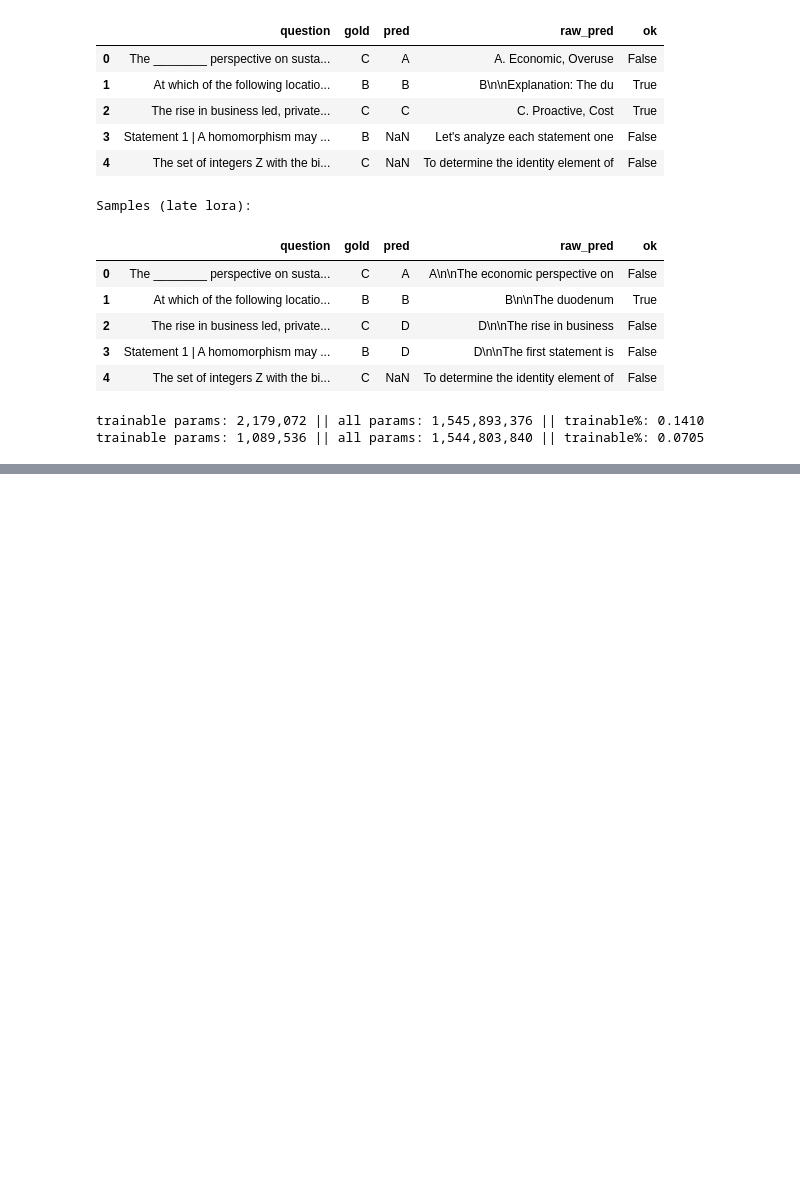
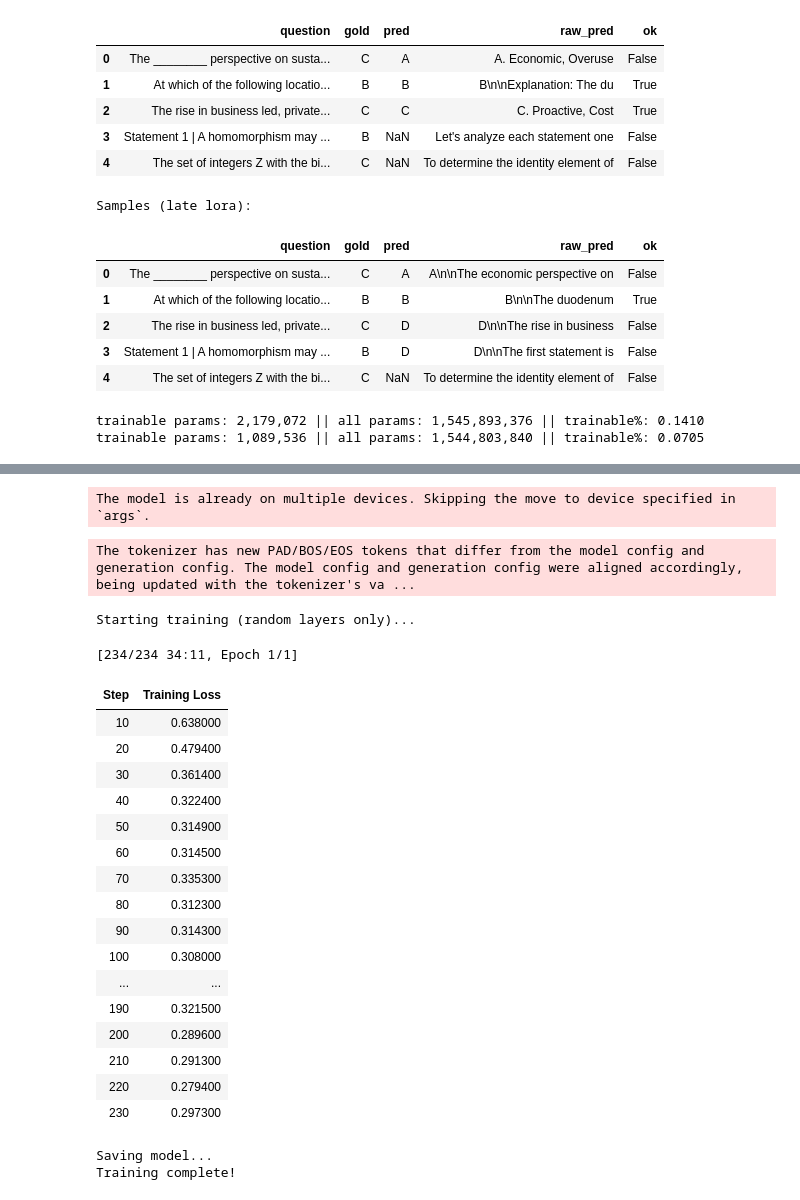
Before and after one commit to souvikita/LLM_fine_tuning, a Jupyter notebook: Notebooks/qwen_fine_tune.ipynb, the cells around one changed output, grey strips where cells are left out. Saved outputs shown, nothing was run; the diff lists cells and outputs as text; code cells hidden in the pictures; blank space fills up the shorter version.

Commit message:
[ADD] with random LoRA as well

```diff
--- a/Notebooks/qwen_fine_tune.ipynb
+++ b/Notebooks/qwen_fine_tune.ipynb
@@ -614,0 +655,64 @@ trainable params: 1,089,536 || all params: 1,544,803,840 || trainable%: 0.0705
+# %%
+# 3. Load same dataset for late LoRA. Do not need to do it if it has already been downloaded
+dataset = load_dataset("gsm8k", "main", split="train[:50%]")
+def format_example(example):
+    return f"Question: {example['question']}\nAnswer: {example['answer']}"
+
+# dataset = dataset.map(format_example)
+# %%
+# 4. Training config optimized for M4 Max
+training_args = SFTConfig(
+    output_dir="./qwen-gsm8k-lora-random",
+    num_train_epochs=1,
+    per_device_train_batch_size=16,  # M4 Max can handle larger batches
+    gradient_accumulation_steps=1,
+    learning_rate=2e-4,
+    fp16=True,  # Use FP16 for speed
+    logging_steps=10,
+    save_strategy="epoch",
+    max_length=512,
+    report_to="none",
+)
+# %%
+
+# 5. Train
+trainer = SFTTrainer(
+    model=model_random,
+    args=training_args,
+    train_dataset=dataset,
+    formatting_func=format_example,
+    processing_class=tokenizer,
+)
+# %% [output]
+The model is already on multiple devices. Skipping the move to device specified in `args`.
+# %%
+print("\nStarting training (random layers only)...")
+trainer.train()
+
+print("Saving model...")
+trainer.save_model("./qwen-gsm8k-lora-random-final")
+
+print("Training complete!")
+# %% [output]
+The tokenizer has new PAD/BOS/EOS tokens that differ from the model config and generation config. The model config and generation config were aligned accordingly, being updated with the tokenizer's va ...
+Starting training (random layers only)...
+[234/234 34:11, Epoch 1/1]
+| Step | Training Loss |
+| 10 | 0.638000 |
+| 20 | 0.479400 |
+| 30 | 0.361400 |
+| 40 | 0.322400 |
+| 50 | 0.314900 |
+| 60 | 0.314500 |
+| 70 | 0.335300 |
+| 80 | 0.312300 |
+| 90 | 0.314300 |
+| 100 | 0.308000 |
+| ... | ... |
+| 190 | 0.321500 |
+| 200 | 0.289600 |
+| 210 | 0.291300 |
+| 220 | 0.279400 |
+| 230 | 0.297300 |
+Saving model...
+Training complete!
```
Also changed, not shown: parts of 20 cells of this notebook.
